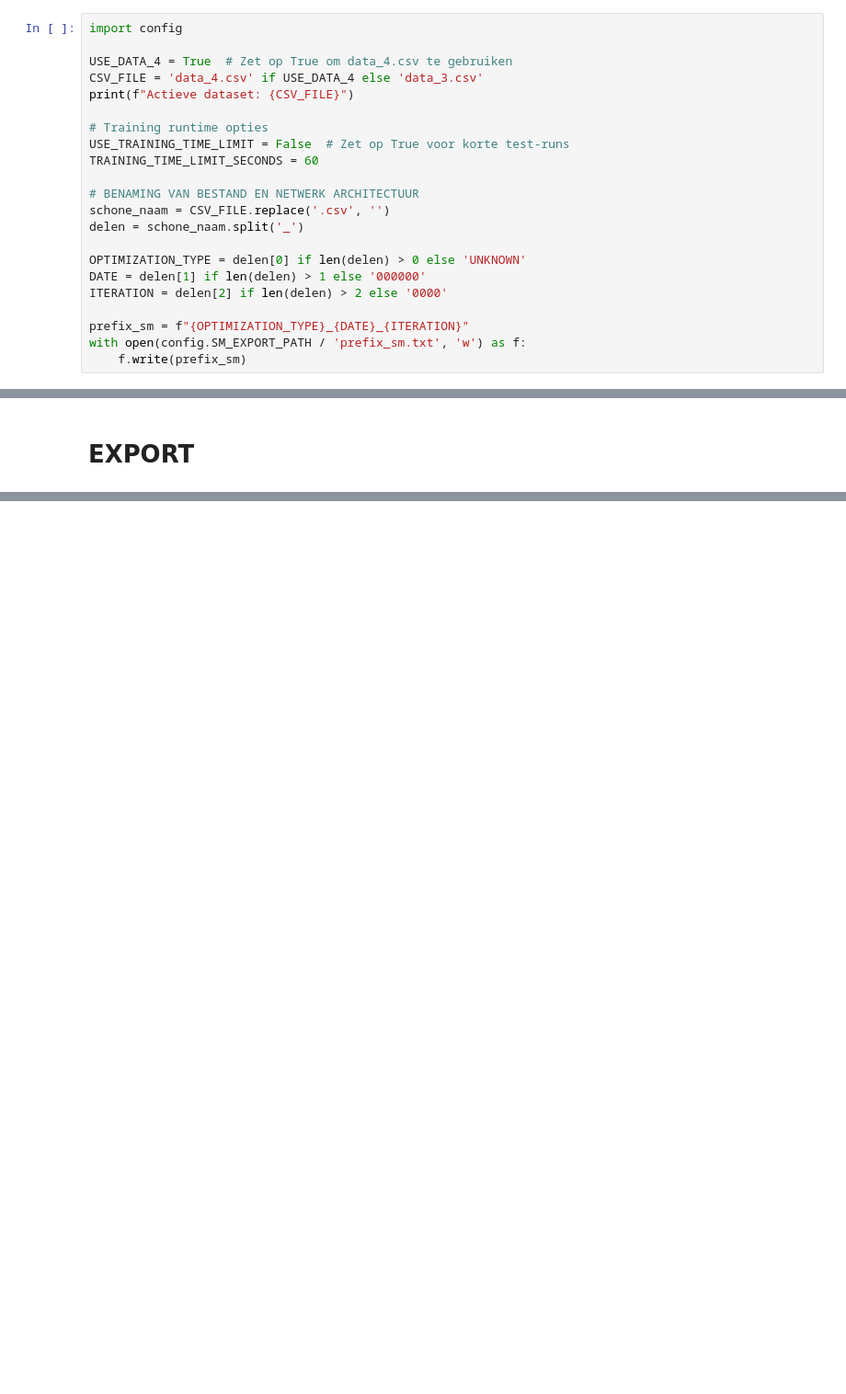
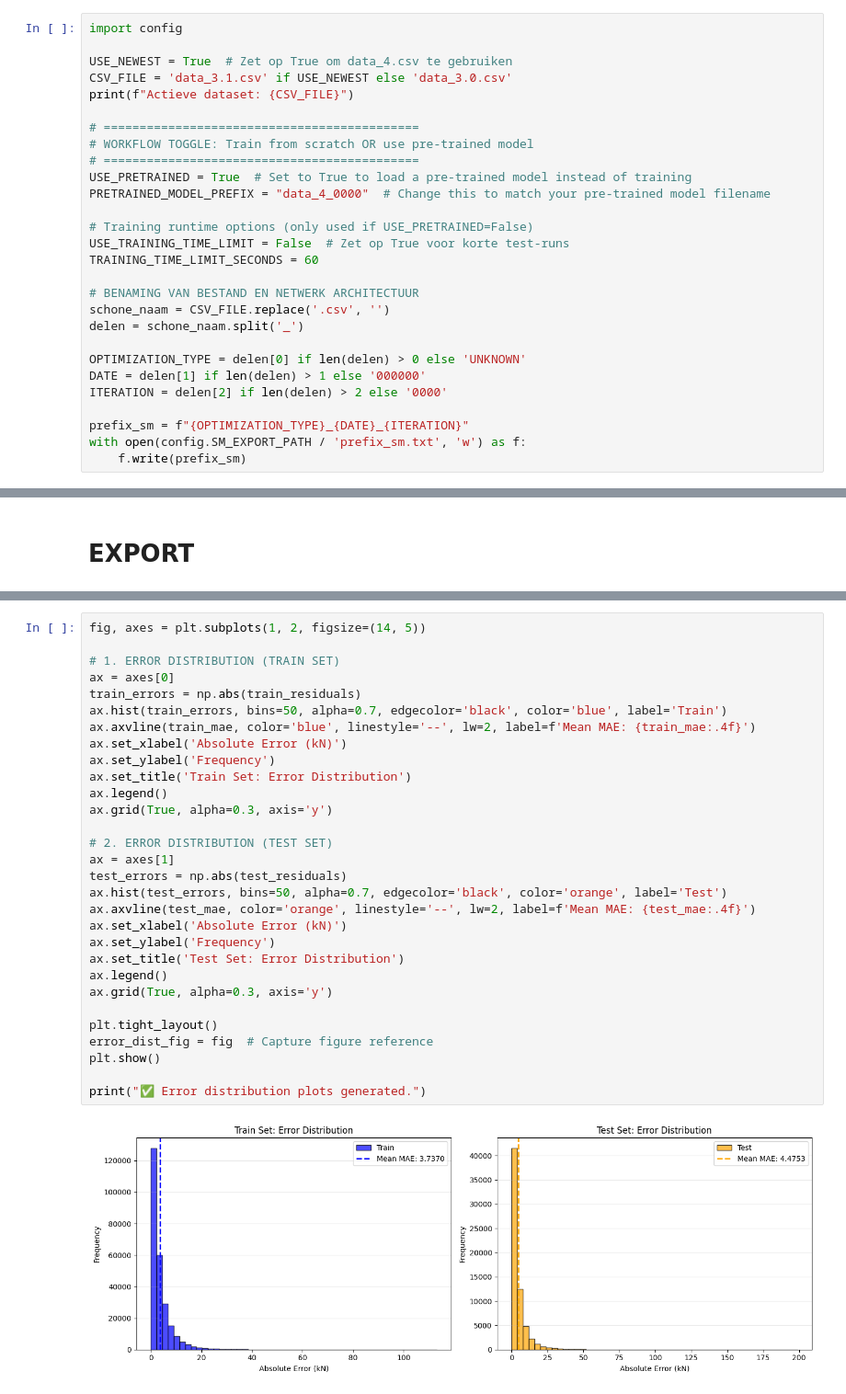
Before and after one commit to Jasp3r16/thesis_generative_timber, a Jupyter notebook: c21_surrogate_model_training.ipynb, the cells around one changed output, grey strips where cells are left out. Shown at 92% size. Drawn from its saved outputs; the diff is of its cells as text; blank space fills up the shorter version.

Commit message:
visuals voor over en underfitting toegevoegd, verder export toegevoegd for future reference

```diff
--- a/c21_surrogate_model_training.ipynb
+++ b/c21_surrogate_model_training.ipynb
@@ -15,11 +15,17 @@
 # %%
 import config
 
-USE_DATA_4 = True  # Zet op True om data_4.csv te gebruiken
-CSV_FILE = 'data_4.csv' if USE_DATA_4 else 'data_3.csv'
+USE_NEWEST = True  # Zet op True om data_4.csv te gebruiken
+CSV_FILE = 'data_3.1.csv' if USE_NEWEST else 'data_3.0.csv'
 print(f"Actieve dataset: {CSV_FILE}")
 
-# Training runtime opties
+# ============================================
+# WORKFLOW TOGGLE: Train from scratch OR use pre-trained model
+# ============================================
+USE_PRETRAINED = True  # Set to True to load a pre-trained model instead of training
+PRETRAINED_MODEL_PREFIX = "data_4_0000"  # Change this to match your pre-trained model filename
+
+# Training runtime options (only used if USE_PRETRAINED=False)
 USE_TRAINING_TIME_LIMIT = False  # Zet op True voor korte test-runs
 TRAINING_TIME_LIMIT_SECONDS = 60
 
@@ -354,0 +492,32 @@ Model checkpoint succesvol opgeslagen:
+# %%
+fig, axes = plt.subplots(1, 2, figsize=(14, 5))
+
+# 1. ERROR DISTRIBUTION (TRAIN SET)
+ax = axes[0]
+train_errors = np.abs(train_residuals)
+ax.hist(train_errors, bins=50, alpha=0.7, edgecolor='black', color='blue', label='Train')
+ax.axvline(train_mae, color='blue', linestyle='--', lw=2, label=f'Mean MAE: {train_mae:.4f}')
+ax.set_xlabel('Absolute Error (kN)')
+ax.set_ylabel('Frequency')
+ax.set_title('Train Set: Error Distribution')
+ax.legend()
+ax.grid(True, alpha=0.3, axis='y')
+
+# 2. ERROR DISTRIBUTION (TEST SET)
+ax = axes[1]
+test_errors = np.abs(test_residuals)
+ax.hist(test_errors, bins=50, alpha=0.7, edgecolor='black', color='orange', label='Test')
+ax.axvline(test_mae, color='orange', linestyle='--', lw=2, label=f'Mean MAE: {test_mae:.4f}')
+ax.set_xlabel('Absolute Error (kN)')
+ax.set_ylabel('Frequency')
+ax.set_title('Test Set: Error Distribution')
+ax.legend()
+ax.grid(True, alpha=0.3, axis='y')
+
+plt.tight_layout()
+error_dist_fig = fig  # Capture figure reference
+plt.show()
+
+print("✅ Error distribution plots generated.")
+# %% [output]
+[figure, added]
```
Also changed, not shown: parts of 12 cells of this notebook, 2 other files.
